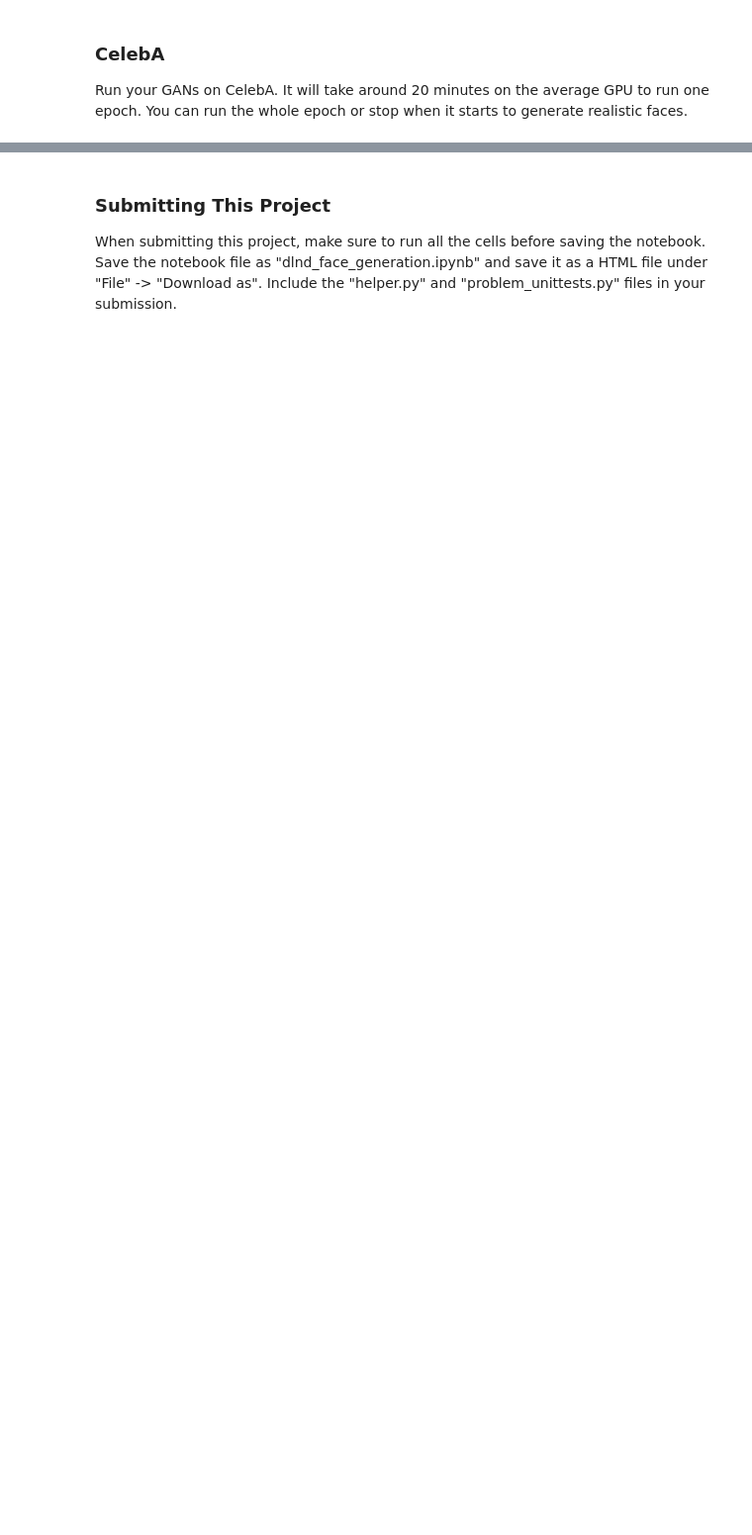
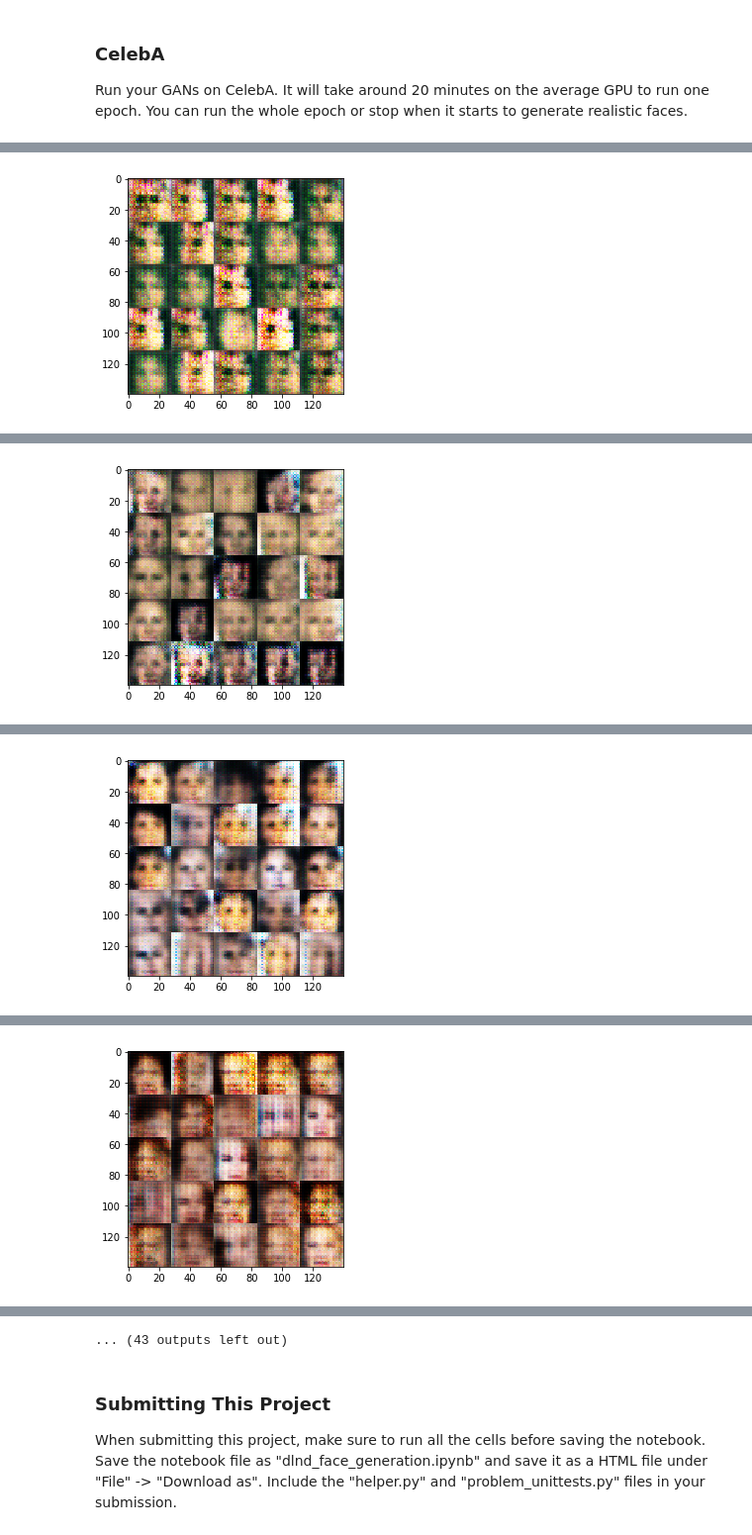
Before and after one commit to badinbed/face_generation, a Jupyter notebook: dlnd_face_generation.ipynb, the cells around one changed output, grey strips where cells are left out. Shown at 99% size. Drawn from its saved outputs; the diff is of its cells as text; code cells hidden in the pictures; blank space fills up the shorter version.

```diff
--- a/dlnd_face_generation.ipynb
+++ b/dlnd_face_generation.ipynb
@@ -469,10 +465,10 @@ Epoch 1/2... Discriminator Loss: 0.9120... Generator Loss: 1.3406
 ### CelebA
 Run your GANs on CelebA.  It will take around 20 minutes on the average GPU to run one epoch.  You can run the whole epoch or stop when it starts to generate realistic faces.
 # %%
-batch_size = None
-z_dim = None
-learning_rate = None
-beta1 = None
+batch_size = 64
+z_dim = 100
+learning_rate = 0.002
+beta1 = 0.5
 
 
 """
@@ -484,3 +480,4 @@ celeba_dataset = helper.Dataset('celeba', glob(os.path.join(data_dir, 'img_align
 with tf.Graph().as_default():
     train(epochs, batch_size, z_dim, learning_rate, beta1, celeba_dataset.get_batches,
           celeba_dataset.shape, celeba_dataset.image_mode)
+# %% [output]
@@ -486,0 +494 @@ with tf.Graph().as_default():
+[figure, added]
@@ -486,0 +505 @@ with tf.Graph().as_default():
+[figure, added]
@@ -486,0 +516 @@ with tf.Graph().as_default():
+[figure, added]
@@ -486,0 +527 @@ with tf.Graph().as_default():
+[figure, added]
@@ -487,3 +550,4 @@ with tf.Graph().as_default():
+... (43 outputs left out)
 # %% [markdown]
 ### Submitting This Project
 When submitting this project, make sure to run all the cells before saving the notebook. Save the notebook file as "dlnd_face_generation.ipynb" and save it as a HTML file under "File" -> "Download as". Include the "helper.py" and "problem_unittests.py" files in your submission.
```
Also changed, not shown: parts of 5 cells of this notebook.
